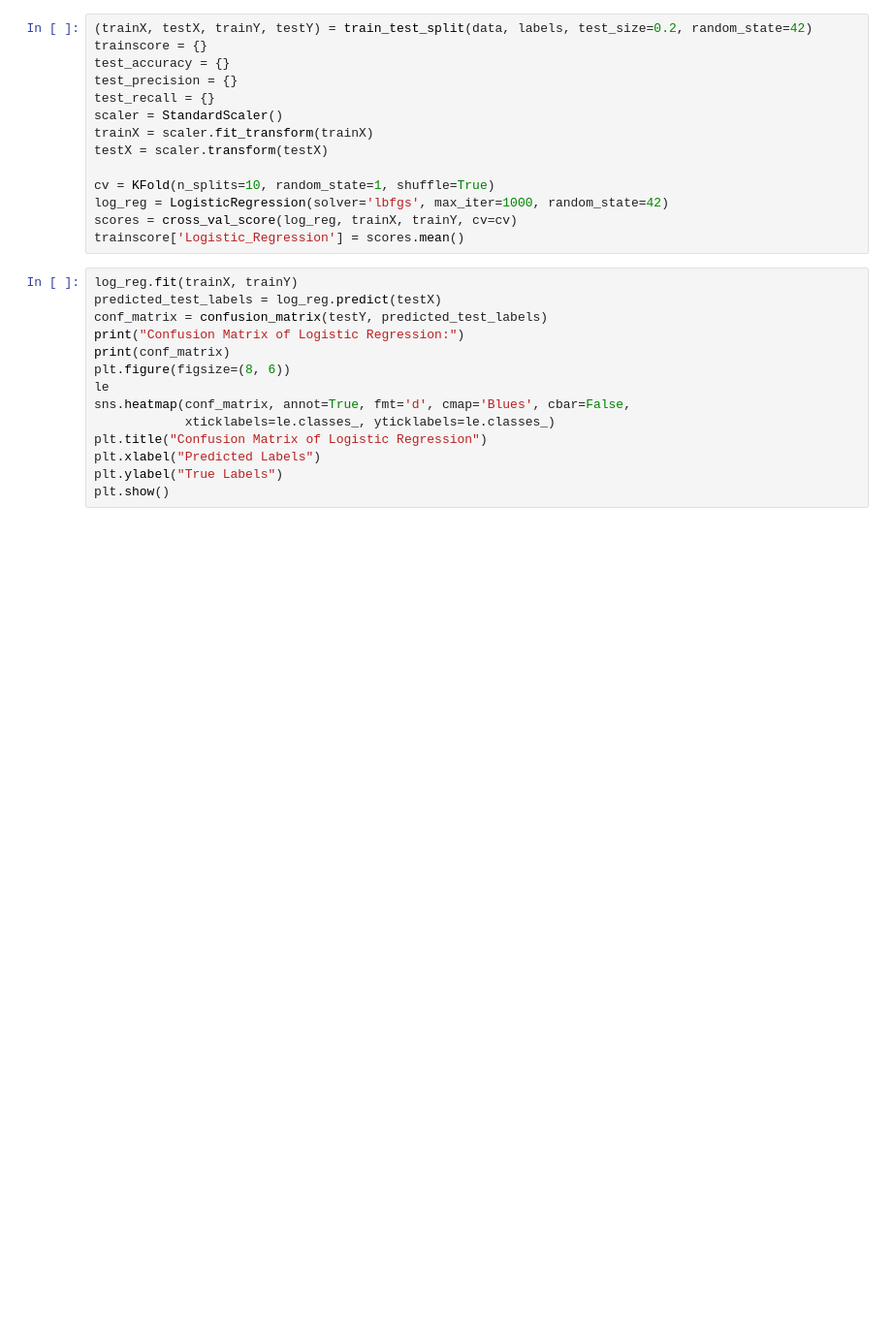
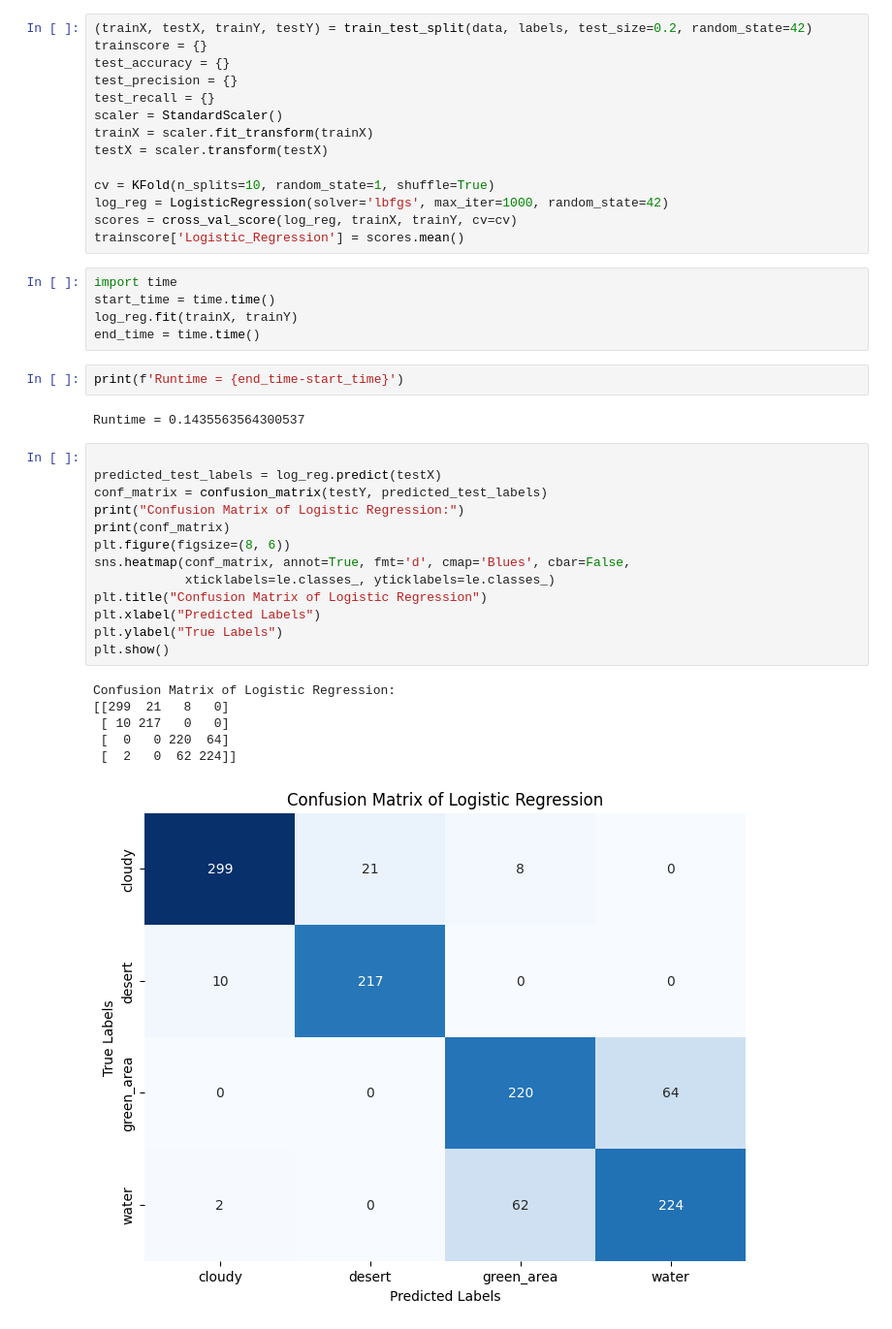
Before and after one commit to 10sajan10/CS6830_Project7, a Jupyter notebook: Project_7.ipynb, the cells around one changed output. Shown at 97% size. Drawn from its saved outputs; the diff is of its cells as text; blank space fills up the shorter version.

```diff
--- a/Project_7.ipynb
+++ b/Project_7.ipynb
@@ -155,17 +165,32 @@ cv = KFold(n_splits=10, random_state=1, shuffle=True)
 log_reg = LogisticRegression(solver='lbfgs', max_iter=1000, random_state=42)
 scores = cross_val_score(log_reg, trainX, trainY, cv=cv)
 trainscore['Logistic_Regression'] = scores.mean()
+# %%
+import time
+start_time = time.time()
+log_reg.fit(trainX, trainY)
+end_time = time.time()
+# %%
+print(f'Runtime = {end_time-start_time}')
+# %% [output]
+Runtime = 0.1435563564300537
 # %%
-log_reg.fit(trainX, trainY)
+
 predicted_test_labels = log_reg.predict(testX)
 conf_matrix = confusion_matrix(testY, predicted_test_labels)
 print("Confusion Matrix of Logistic Regression:")
 print(conf_matrix)
 plt.figure(figsize=(8, 6))
-le
 sns.heatmap(conf_matrix, annot=True, fmt='d', cmap='Blues', cbar=False,
             xticklabels=le.classes_, yticklabels=le.classes_)
 plt.title("Confusion Matrix of Logistic Regression")
 plt.xlabel("Predicted Labels")
 plt.ylabel("True Labels")
 plt.show()
+# %% [output]
+Confusion Matrix of Logistic Regression:
+[[299  21   8   0]
+ [ 10 217   0   0]
+ [  0   0 220  64]
+ [  2   0  62 224]]
+[figure, added]
```
Also changed, not shown: parts of 12 cells of this notebook.
